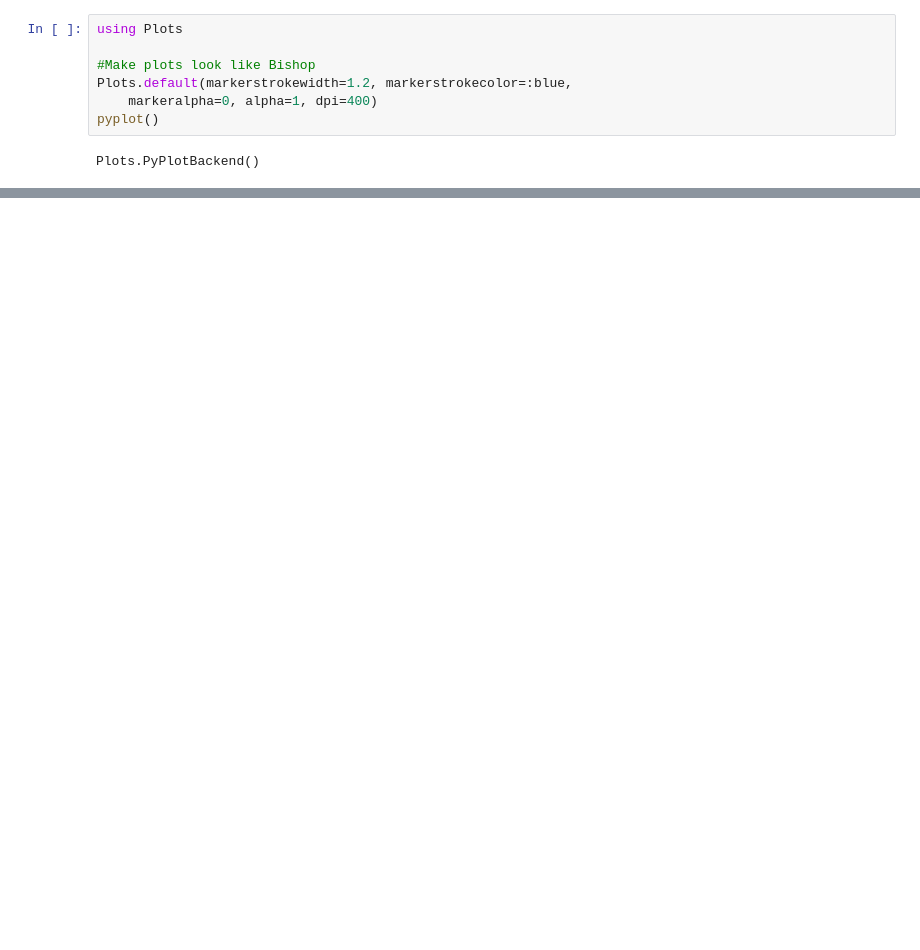
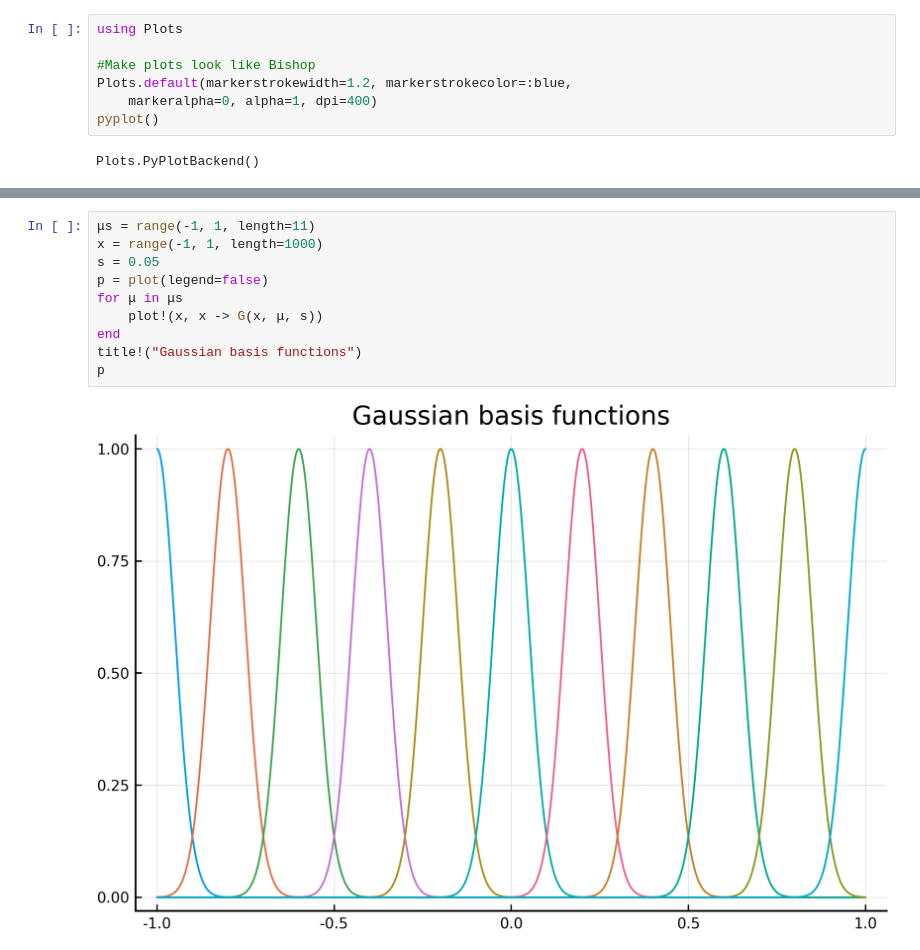
Before and after one commit to ulinares/PRML, a Jupyter notebook: notebooks/Chapter3.ipynb, the cells around one changed output, grey strips where cells are left out. Cells and saved outputs as stored; diff of their text form; blank space fills up the shorter version.

```diff
--- a/notebooks/Chapter3.ipynb
+++ b/notebooks/Chapter3.ipynb
@@ -69,0 +35,12 @@ plot!(X, [(lm.coefs' * Φ[i, :])[1] for i in 1:size(Φ)[1]], ribbon=lm.σ * ones
+# %%
+μs = range(-1, 1, length=11)
+x = range(-1, 1, length=1000)
+s = 0.05
+p = plot(legend=false)
+for μ in μs
+    plot!(x, x -> G(x, μ, s))
+end
+title!("Gaussian basis functions")
+p
+# %% [output]
+[figure, added]
```
Also changed, not shown: parts of 24 cells of this notebook.
